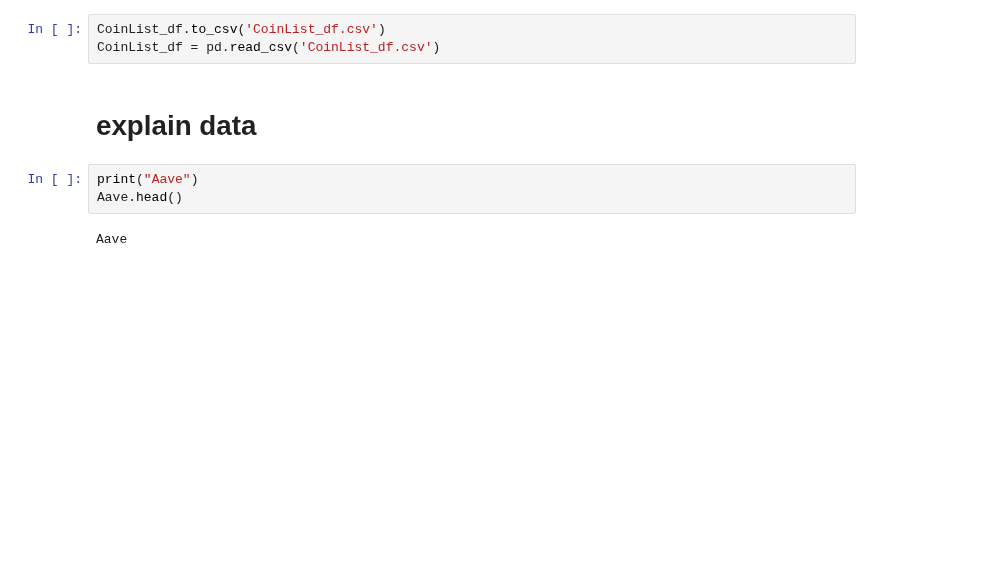
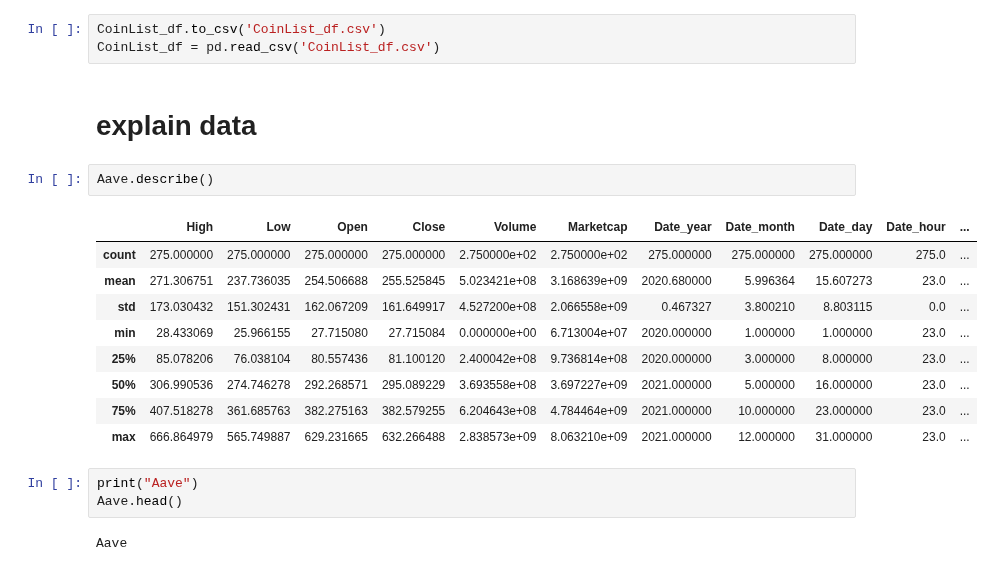
Before and after one commit to HiAmNear/Data-Analys-Python-Cryptocurrency-Historical-Prices, a Jupyter notebook: Application/PreProccesser.ipynb, the cells around one changed output. Cells and saved outputs as stored; diff of their text form; blank space fills up the shorter version.

```diff
--- a/Application/PreProccesser.ipynb
+++ b/Application/PreProccesser.ipynb
@@ -74,6 +74,18 @@ CoinList_df.to_csv('CoinList_df.csv')
 CoinList_df = pd.read_csv('CoinList_df.csv')
 # %% [markdown]
 # explain data
+# %%
+Aave.describe()
+# %% [output]
+|  | High | Low | Open | Close | Volume | Marketcap | Date_year | Date_month | Date_day | Date_hour | ... |
+| count | 275.000000 | 275.000000 | 275.000000 | 275.000000 | 2.750000e+02 | 2.750000e+02 | 275.000000 | 275.000000 | 275.000000 | 275.0 | ... |
+| mean | 271.306751 | 237.736035 | 254.506688 | 255.525845 | 5.023421e+08 | 3.168639e+09 | 2020.680000 | 5.996364 | 15.607273 | 23.0 | ... |
+| std | 173.030432 | 151.302431 | 162.067209 | 161.649917 | 4.527200e+08 | 2.066558e+09 | 0.467327 | 3.800210 | 8.803115 | 0.0 | ... |
+| min | 28.433069 | 25.966155 | 27.715080 | 27.715084 | 0.000000e+00 | 6.713004e+07 | 2020.000000 | 1.000000 | 1.000000 | 23.0 | ... |
+| 25% | 85.078206 | 76.038104 | 80.557436 | 81.100120 | 2.400042e+08 | 9.736814e+08 | 2020.000000 | 3.000000 | 8.000000 | 23.0 | ... |
+| 50% | 306.990536 | 274.746278 | 292.268571 | 295.089229 | 3.693558e+08 | 3.697227e+09 | 2021.000000 | 5.000000 | 16.000000 | 23.0 | ... |
+| 75% | 407.518278 | 361.685763 | 382.275163 | 382.579255 | 6.204643e+08 | 4.784464e+09 | 2021.000000 | 10.000000 | 23.000000 | 23.0 | ... |
+| max | 666.864979 | 565.749887 | 629.231665 | 632.266488 | 2.838573e+09 | 8.063210e+09 | 2021.000000 | 12.000000 | 31.000000 | 23.0 | ... |
 # %%
 print("Aave")
 Aave.head()
```
Also changed, not shown: 1 other file.
